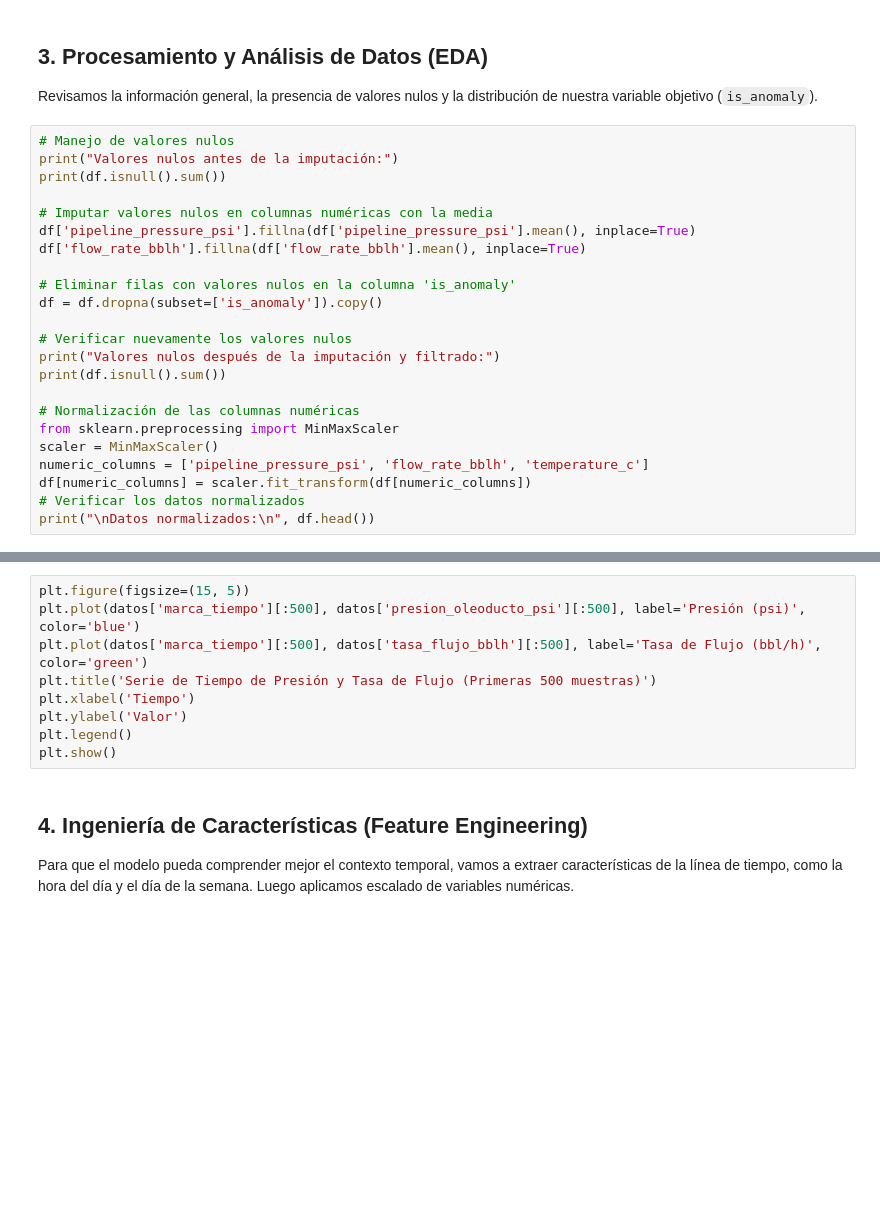
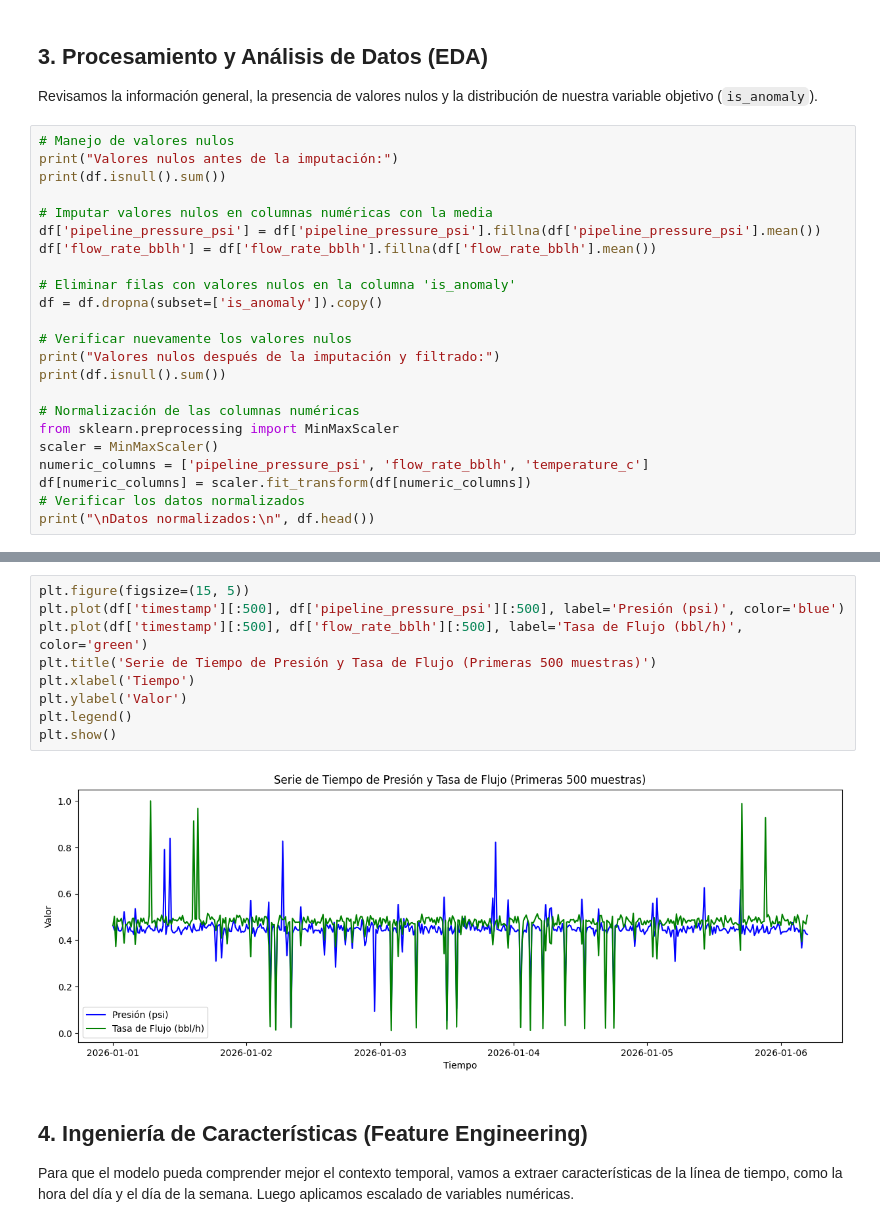
Before and after one commit to yonerwinr/IA-PROYECTO, a Jupyter notebook: proyecto_anomalias_zulia.ipynb, the cells around one changed output, grey strips where cells are left out. Cells and saved outputs as stored; diff of their text form; blank space fills up the shorter version.

```diff
--- a/proyecto_anomalias_zulia.ipynb
+++ b/proyecto_anomalias_zulia.ipynb
@@ -99,8 +100,8 @@ print("Valores nulos antes de la imputación:")
 print(df.isnull().sum())
 
 # Imputar valores nulos en columnas numéricas con la media
-df['pipeline_pressure_psi'].fillna(df['pipeline_pressure_psi'].mean(), inplace=True)
-df['flow_rate_bblh'].fillna(df['flow_rate_bblh'].mean(), inplace=True)
+df['pipeline_pressure_psi'] = df['pipeline_pressure_psi'].fillna(df['pipeline_pressure_psi'].mean())
+df['flow_rate_bblh'] = df['flow_rate_bblh'].fillna(df['flow_rate_bblh'].mean())
 
 # Eliminar filas con valores nulos en la columna 'is_anomaly'
 df = df.dropna(subset=['is_anomaly']).copy()
@@ -170,12 +157,14 @@ KeyError: 'es_anomalia'
 # %%
 plt.figure(figsize=(15, 5))
-plt.plot(datos['marca_tiempo'][:500], datos['presion_oleoducto_psi'][:500], label='Presión (psi)', color='blue')
-plt.plot(datos['marca_tiempo'][:500], datos['tasa_flujo_bblh'][:500], label='Tasa de Flujo (bbl/h)', color='green')
+plt.plot(df['timestamp'][:500], df['pipeline_pressure_psi'][:500], label='Presión (psi)', color='blue')
+plt.plot(df['timestamp'][:500], df['flow_rate_bblh'][:500], label='Tasa de Flujo (bbl/h)', color='green')
 plt.title('Serie de Tiempo de Presión y Tasa de Flujo (Primeras 500 muestras)')
 plt.xlabel('Tiempo')
 plt.ylabel('Valor')
 plt.legend()
 plt.show()
+# %% [output]
+[figure, added]
 # %% [markdown]
 ## 4. Ingeniería de Características (Feature Engineering)
 Para que el modelo pueda comprender mejor el contexto temporal, vamos a extraer características de la línea de tiempo, como la hora del día y el día de la semana. Luego aplicamos escalado de variables numéricas.
```
Also changed, not shown: parts of 7 cells of this notebook.
